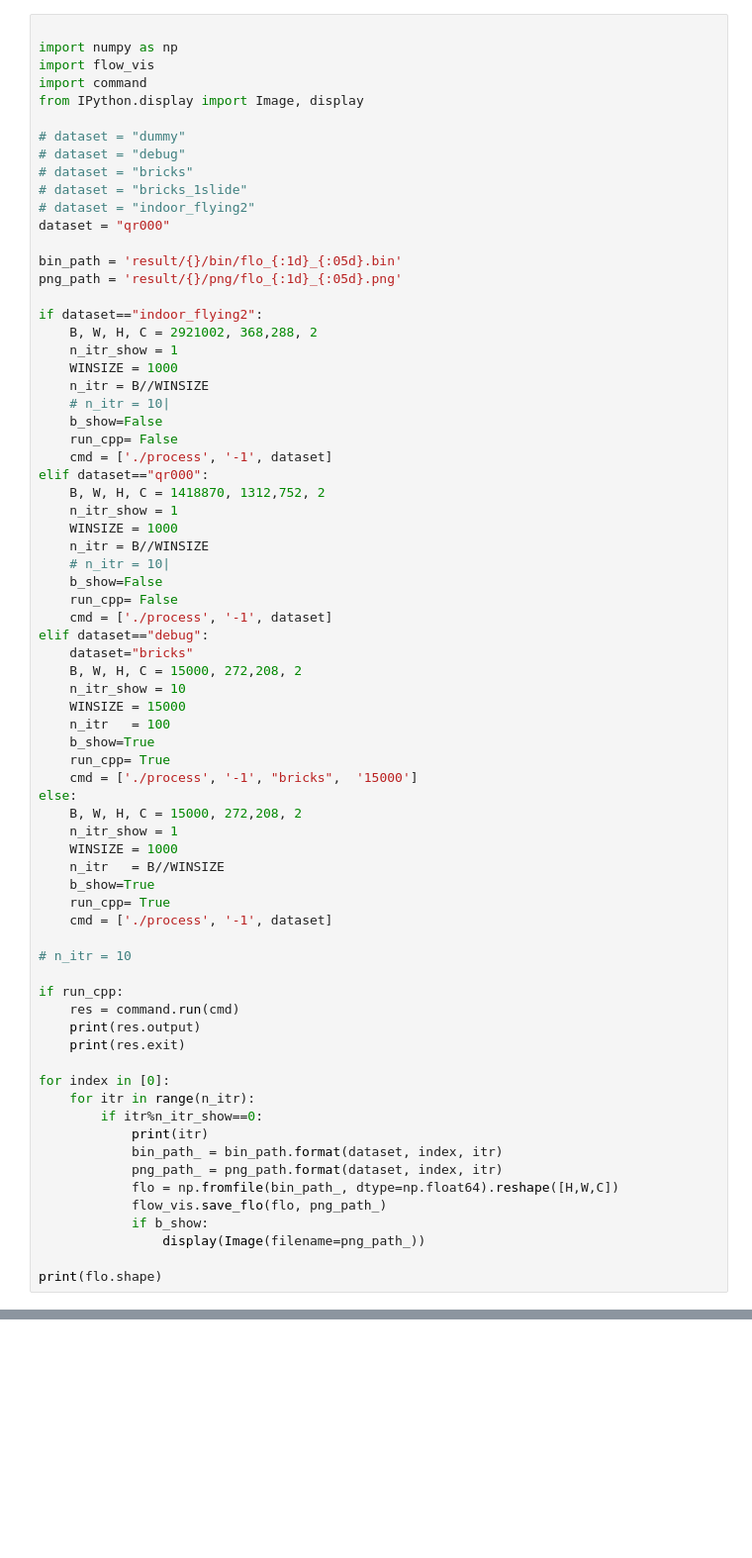
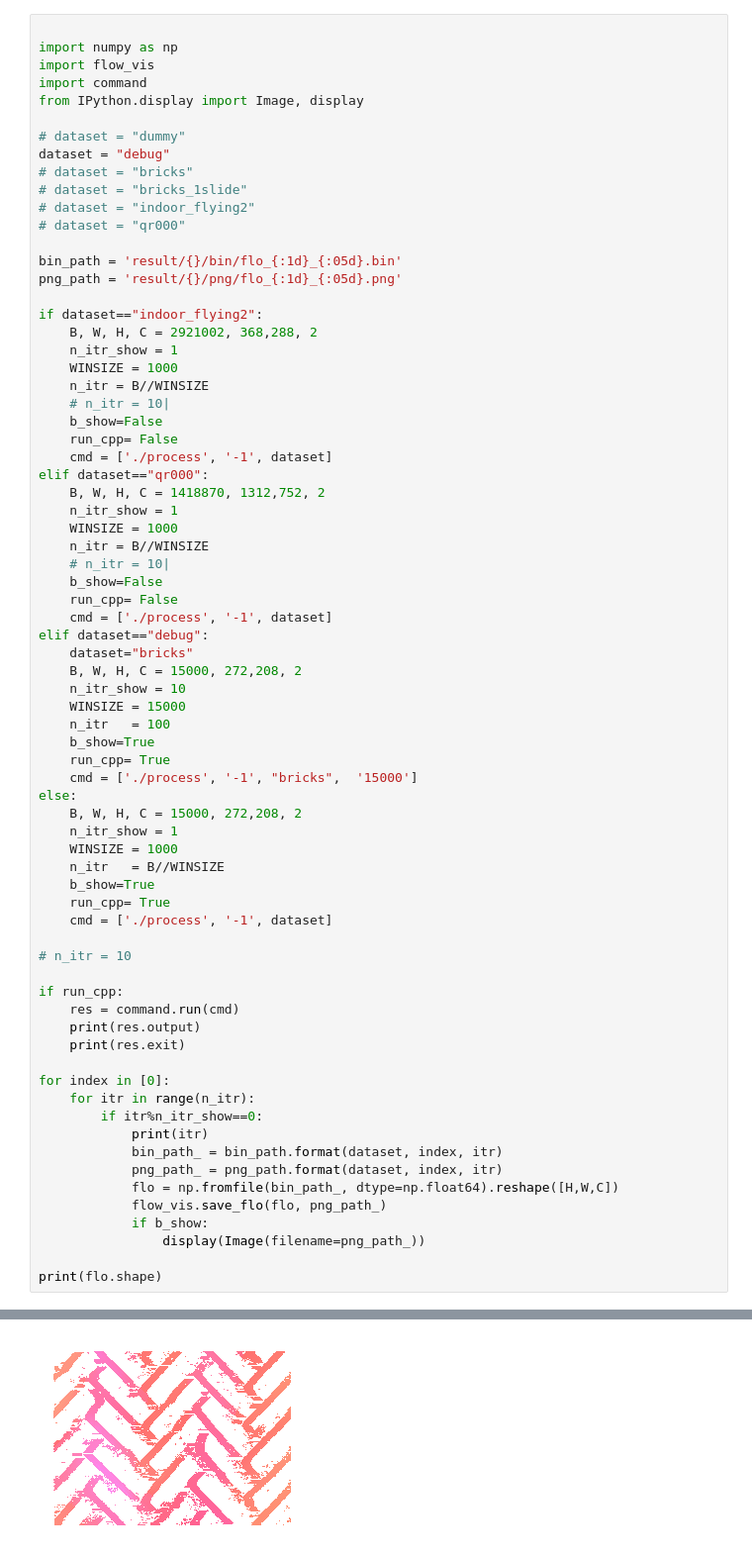
Before and after one commit to DensoITLab/tegbp, a Jupyter notebook: vis_result.ipynb, the cells around one changed output, grey strips where cells are left out. Shown at 99% size. Saved outputs shown, nothing was run; the diff lists cells and outputs as text; blank space fills up the shorter version.

```diff
--- a/vis_result.ipynb
+++ b/vis_result.ipynb
@@ -6,11 +6,11 @@ import command
 from IPython.display import Image, display
 
 # dataset = "dummy"
-# dataset = "debug"
+dataset = "debug"
 # dataset = "bricks"
 # dataset = "bricks_1slide"
 # dataset = "indoor_flying2"
-dataset = "qr000"
+# dataset = "qr000"
 
 bin_path = 'result/{}/bin/flo_{:1d}_{:05d}.bin'
 png_path = 'result/{}/png/flo_{:1d}_{:05d}.png'
@@ -70,3 +70,4 @@ for index in [0]:
                 display(Image(filename=png_path_))
 
 print(flo.shape)
+# %% [output]
@@ -72,0 +77 @@ print(flo.shape)
+[figure, added]
```
Also changed, not shown: parts of 1 cell of this notebook, 1 other file.
